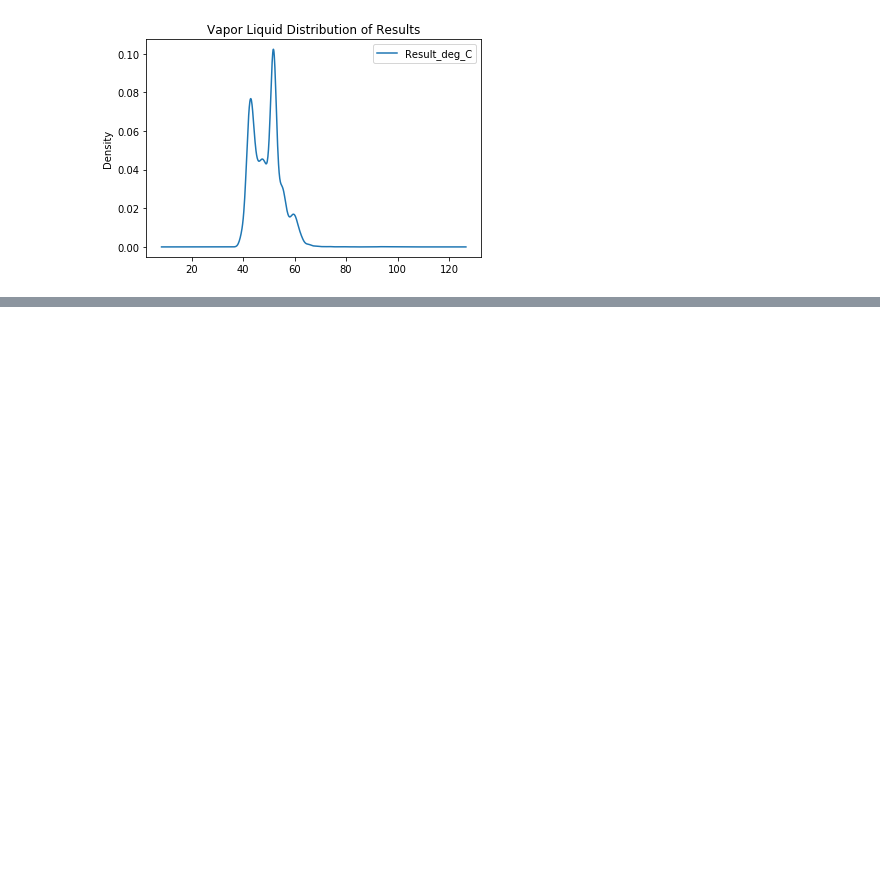
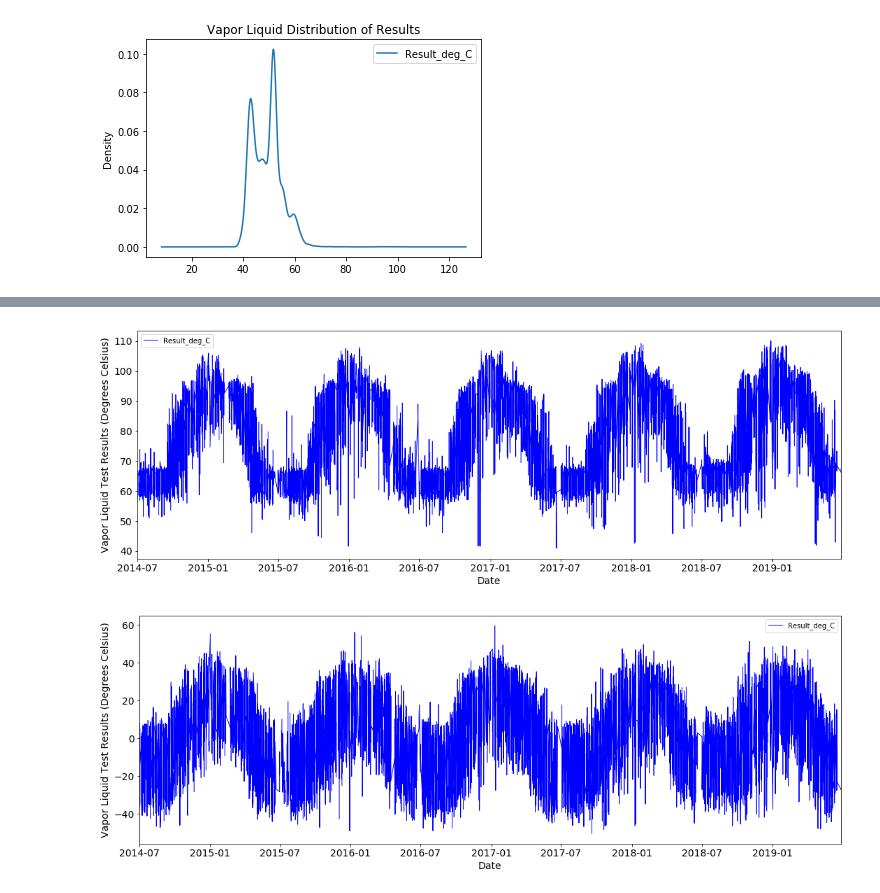
Before and after one commit to mishaberrien/tenessee-fuel-quality-analysis, a Jupyter notebook: notebooks/03_analysis/07302019-kph-time-analysis.ipynb, the cells around one changed output, grey strips where cells are left out. Cells and saved outputs as stored; diff of their text form; code cells hidden in the pictures; blank space fills up the shorter version.

```diff
--- a/notebooks/03_analysis/07302019-kph-time-analysis.ipynb
+++ b/notebooks/03_analysis/07302019-kph-time-analysis.ipynb
@@ -366,0 +374,12 @@ AttributeError: 'Index' object has no attribute 'inferred_freq'
+# %%
+Vapor_Pressure.plot(figsize=(18,6), color='blue', linewidth=1, fontsize=14)
+plt.xlabel('Date', fontsize=14)
+plt.ylabel('Vapor Liquid Test Results (Degrees Celsius)', fontsize=14);
+
+data_diff = Vapor_Pressure.diff(periods=365)
+data_diff.plot(figsize=(18,6), color='blue', linewidth=1, fontsize=14)
+plt.xlabel('Date', fontsize=14)
+plt.ylabel('Vapor Liquid Test Results (Degrees Celsius)', fontsize=14);
+# %% [output]
+[figure, added]
+[figure, added]
```
Also changed, not shown: parts of 4 cells of this notebook.
